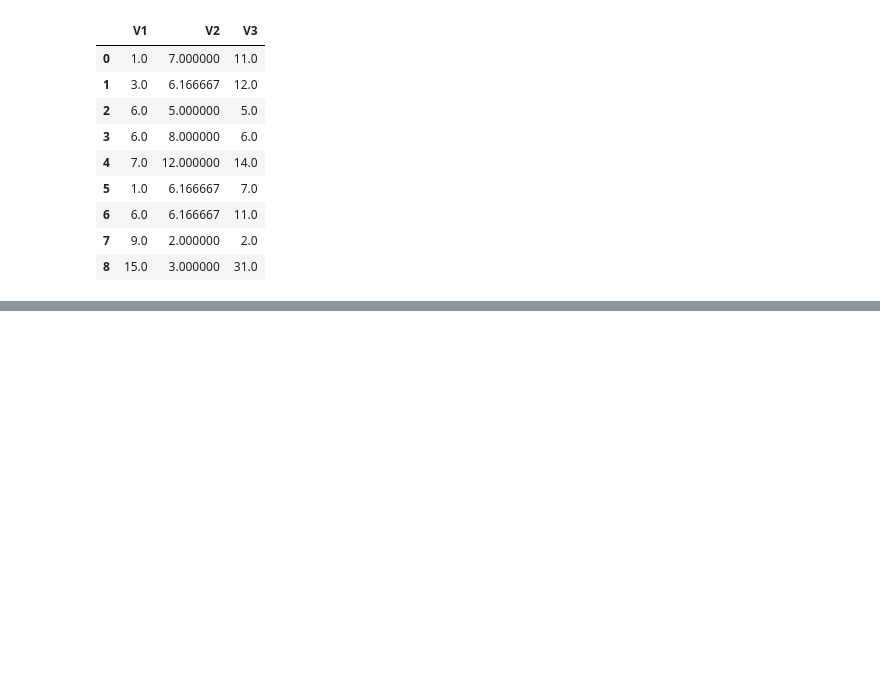
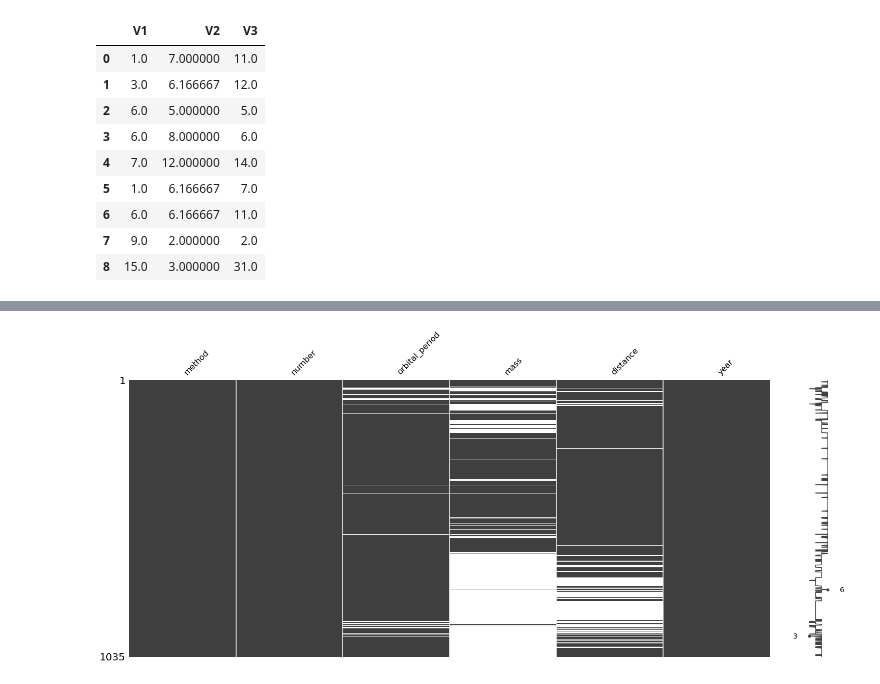
Before and after one commit to korci/pythonstudies, a Jupyter notebook: python studies/veri_on_isleme(1)/veri_on_isleme/mynotes.ipynb, the cells around one changed output, grey strips where cells are left out. Saved outputs shown, nothing was run; the diff lists cells and outputs as text; code cells hidden in the pictures; blank space fills up the shorter version.

```diff
--- a/python studies/veri_on_isleme(1)/veri_on_isleme/mynotes.ipynb
+++ b/python studies/veri_on_isleme(1)/veri_on_isleme/mynotes.ipynb
@@ -626,0 +672,4 @@ df[df.notnull().all(axis=1)]
+# %%
+import seaborn as sns
+df=sns.load_dataset("planets")
+df.head()
@@ -626,0 +693,4 @@ df[df.notnull().all(axis=1)]
+# %%
+msno.matrix(df); # we can make observations by looking for gaps
+# %% [output]
+[figure, added]
```
Also changed, not shown: parts of 130 cells of this notebook.
